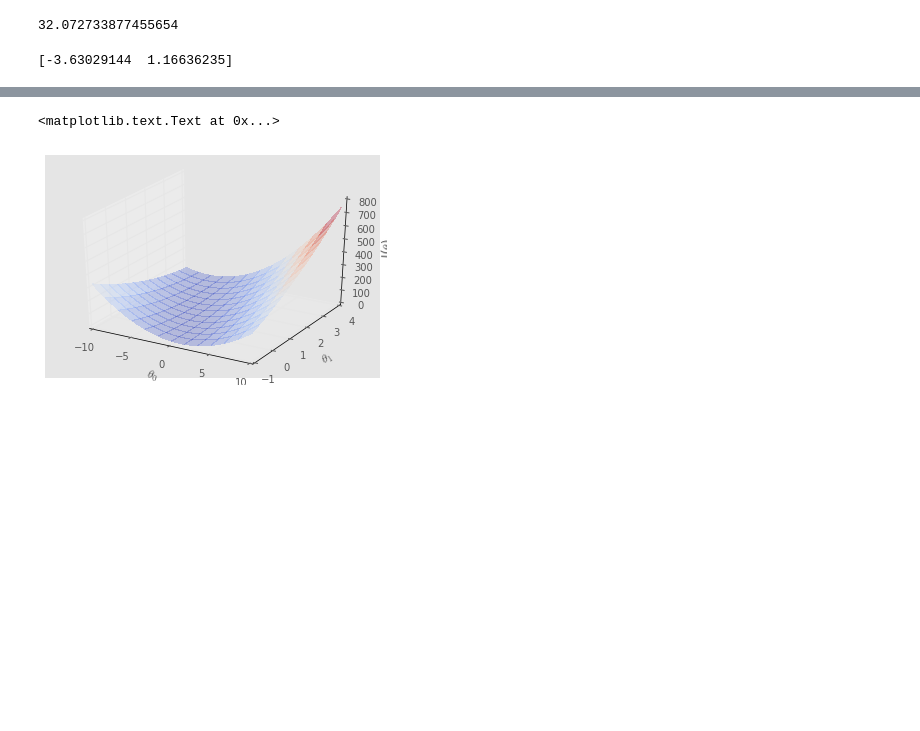
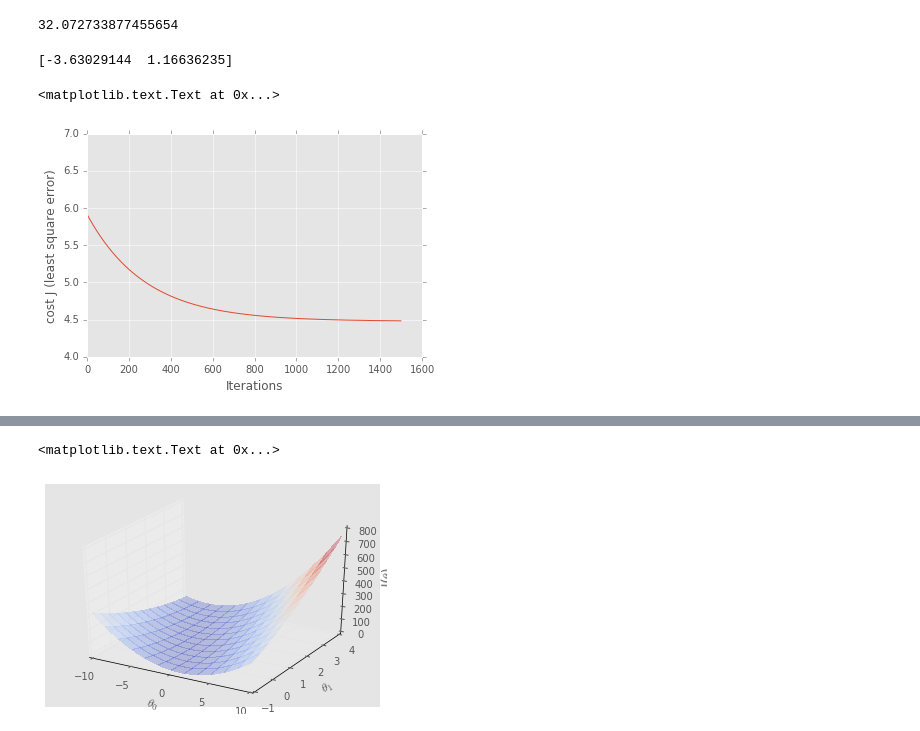
Before and after one commit to slegroux/slgML, a Jupyter notebook: linear_regression.ipynb, the cells around one changed output, grey strips where cells are left out. Saved outputs shown, nothing was run; the diff lists cells and outputs as text; code cells hidden in the pictures; blank space fills up the shorter version.

```diff
--- a/linear_regression.ipynb
+++ b/linear_regression.ipynb
@@ -64,5 +64,12 @@ theta, J_history = gradient_descent(X, y, theta, alpha, iterations)
 print theta
 # %% [output]
 [-3.63029144  1.16636235]
+# %%
+plt.plot(J_history)
+plt.xlabel("Iterations")
+plt.ylabel("cost J (least square error)")
+# %% [output]
+<matplotlib.text.Text at 0x...>
+[figure, added]
 # %%
 predictions = np.dot(X,theta)
```
Also changed, not shown: parts of 18 cells of this notebook, 1 other file.
